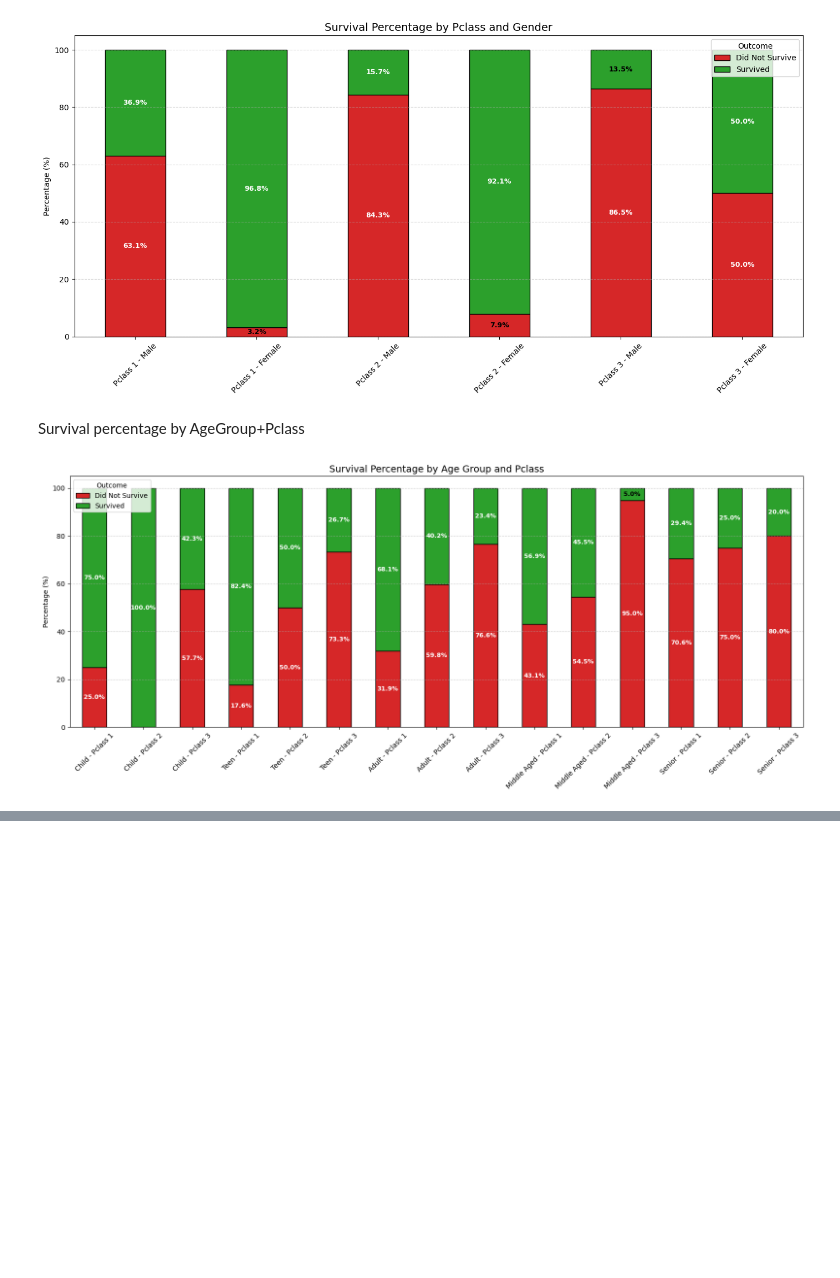
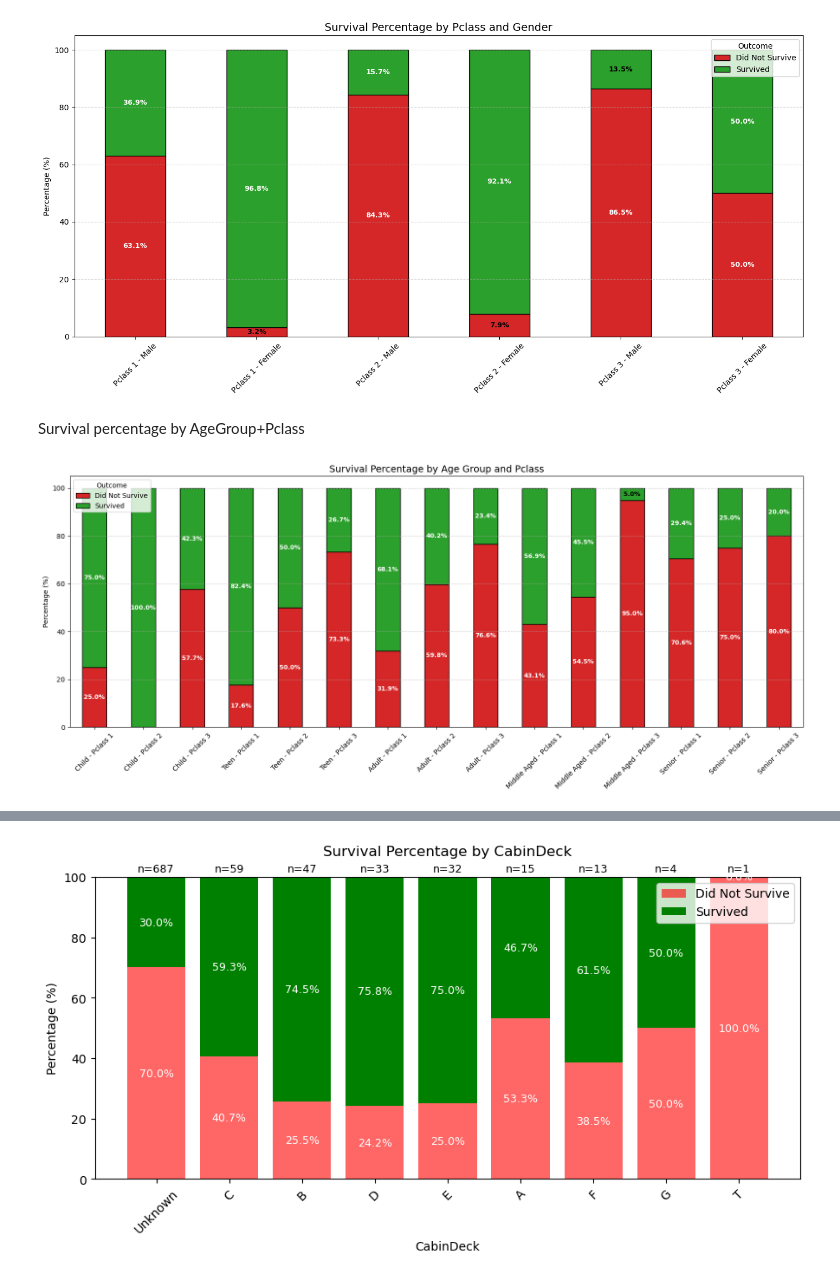
Before and after one commit to teritox/Titanic-Capstone-Project, a Jupyter notebook: ml/notebooks/eda_visualization.ipynb, the cells around one changed output, grey strips where cells are left out. Saved outputs shown, nothing was run; the diff lists cells and outputs as text; code cells hidden in the pictures; blank space fills up the shorter version.

```diff
--- a/ml/notebooks/eda_visualization.ipynb
+++ b/ml/notebooks/eda_visualization.ipynb
@@ -493,0 +545,64 @@ plt.show()
+# %%
+plot_data = train_data.copy()
+
+# Sort decks by total passenger count (descending)
+total_counts = plot_data["CabinDeck"].value_counts()
+survived_counts = plot_data.groupby("CabinDeck")["Survived"].sum().reindex(total_counts.index)
+
+# Percentages
+survived_percent = (survived_counts / total_counts) * 100
+not_survived_percent = 100 - survived_percent
+
+plt.figure(figsize=(9, 5))
+
+# Did not survive (red)
+plt.bar(
+    total_counts.index,
+    not_survived_percent,
+    label="Did Not Survive",
+    color="red",
+    alpha=0.6
+)
+
+# Survived (green) stacked on top
+plt.bar(
+    total_counts.index,
+    survived_percent,
+    bottom=not_survived_percent,
+    label="Survived",
+    color="green"
+)
+
+# Percentage labels inside each stacked segment
+for i, deck in enumerate(total_counts.index):
+    plt.text(
+        i,
+        not_survived_percent.iloc[i] / 2,
+        f"{not_survived_percent.iloc[i]:.1f}%",
+        ha="center",
+        va="center",
+        color="white",
+        fontsize=9
+    )
+    plt.text(
+        i,
+        not_survived_percent.iloc[i] + survived_percent.iloc[i] / 2,
+        f"{survived_percent.iloc[i]:.1f}%",
+        ha="center",
+        va="center",
+        color="white",
+        fontsize=9
+    )
+    plt.text(i, 101.0, f"n={int(total_counts.iloc[i])}",
+             ha="center", va="bottom", color="black", fontsize=9)
+
+plt.ylabel("Percentage (%)")
+plt.xlabel("CabinDeck")
+plt.title("Survival Percentage by CabinDeck", pad=18)
+plt.ylim(0, 100)
+plt.xticks(rotation=45)
+plt.legend()
+plt.tight_layout()
+plt.show()
+# %% [output]
+[figure, added]
```
Also changed, not shown: parts of 2 cells of this notebook.
